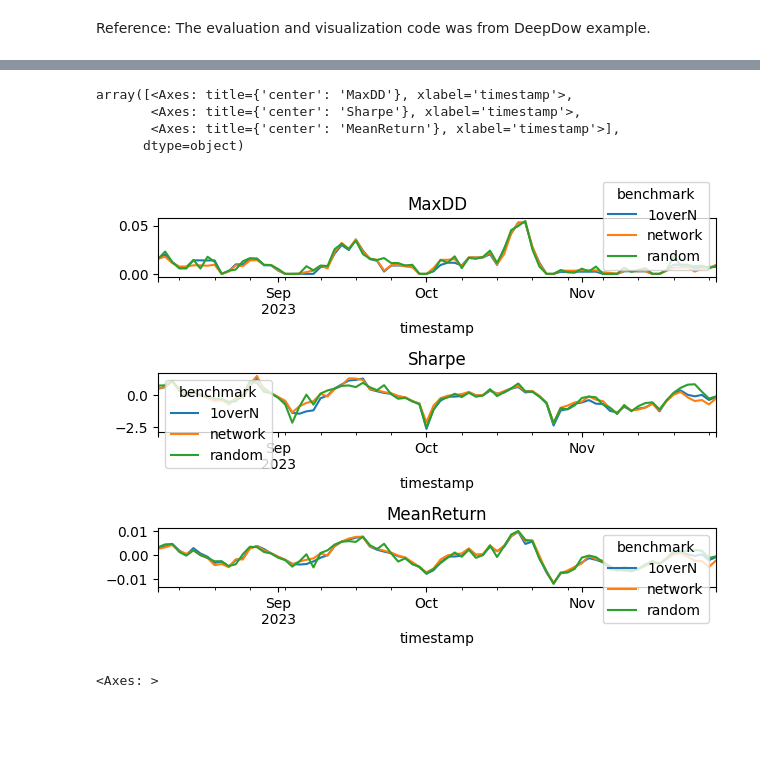
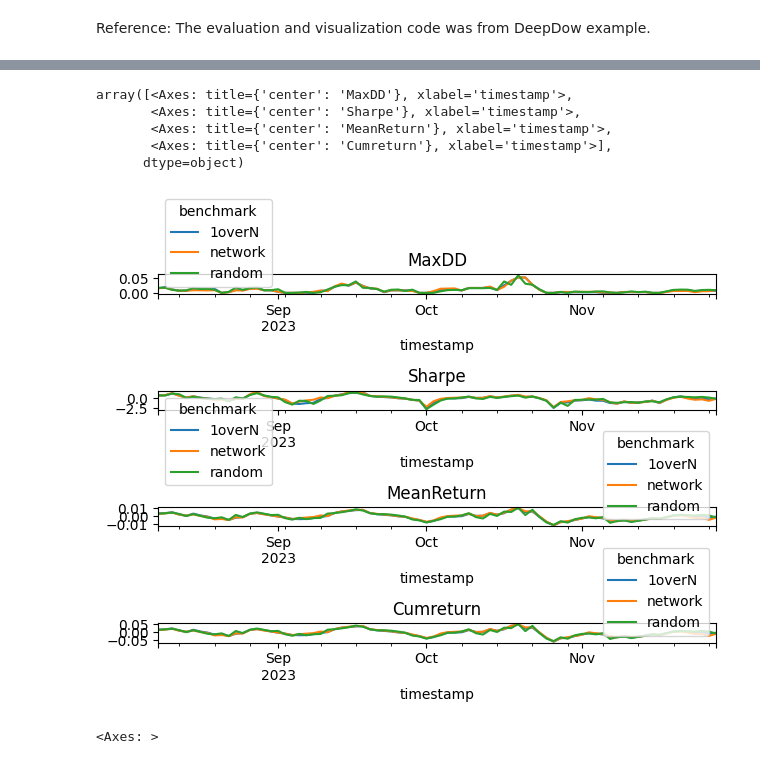
Before and after one commit to mrtrin/capstone, a Jupyter notebook: research.ipynb, the cells around one changed output, grey strips where cells are left out. Cells and saved outputs as stored; diff of their text form; code cells hidden in the pictures; blank space fills up the shorter version.

Commit message:
Add Cum Return to eval metrics

```diff
--- a/research.ipynb
+++ b/research.ipynb
@@ -208,26 +203,28 @@ per_epoch_results.mean()['test']['loss']['network'].plot()
 # %%
 
 benchmarks = {
     '1overN': OneOverN(),  # each asset has weight 1 / n_assets
     'random': Random(),  # random allocation that is however close 1OverN
     'network': network
 }
 metrics = {
     'MaxDD': MaximumDrawdown(),
     'Sharpe': SharpeRatio(),
-    'MeanReturn': MeanReturns()
+    'MeanReturn': MeanReturns(),
+    'Cumreturn': CumulativeReturn()
 }
 
 metrics_table = generate_metrics_table(benchmarks,
                                        test_dataloader,
                                        metrics)
 plot_metrics(metrics_table)
 # %% [output]
 array([<Axes: title={'center': 'MaxDD'}, xlabel='timestamp'>,
        <Axes: title={'center': 'Sharpe'}, xlabel='timestamp'>,
-       <Axes: title={'center': 'MeanReturn'}, xlabel='timestamp'>],
+       <Axes: title={'center': 'MeanReturn'}, xlabel='timestamp'>,
+       <Axes: title={'center': 'Cumreturn'}, xlabel='timestamp'>],
       dtype=object)
-[figure, old version]
+[figure, new version]
 # %%
 
 weight_table = generate_weights_table(network, test_dataloader)
```
Also changed, not shown: parts of 4 cells of this notebook.
